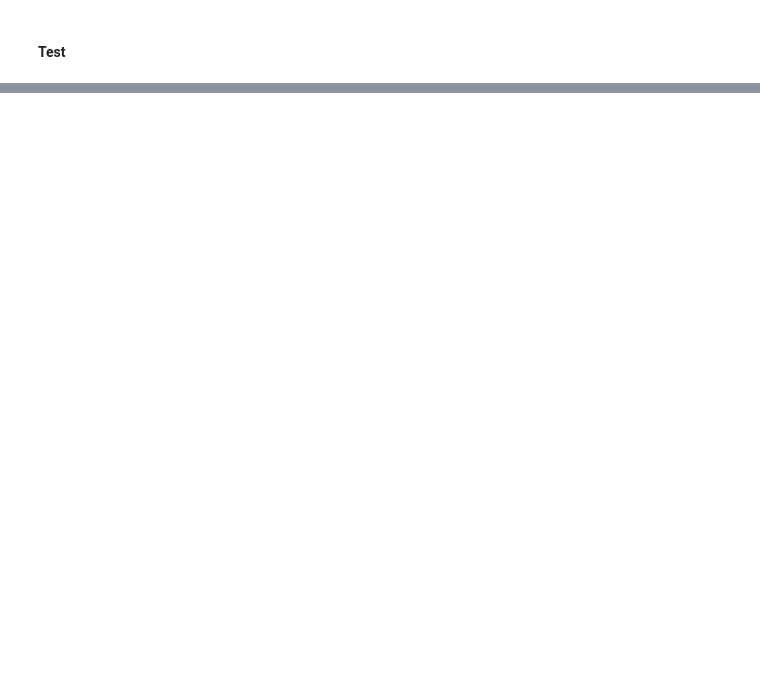
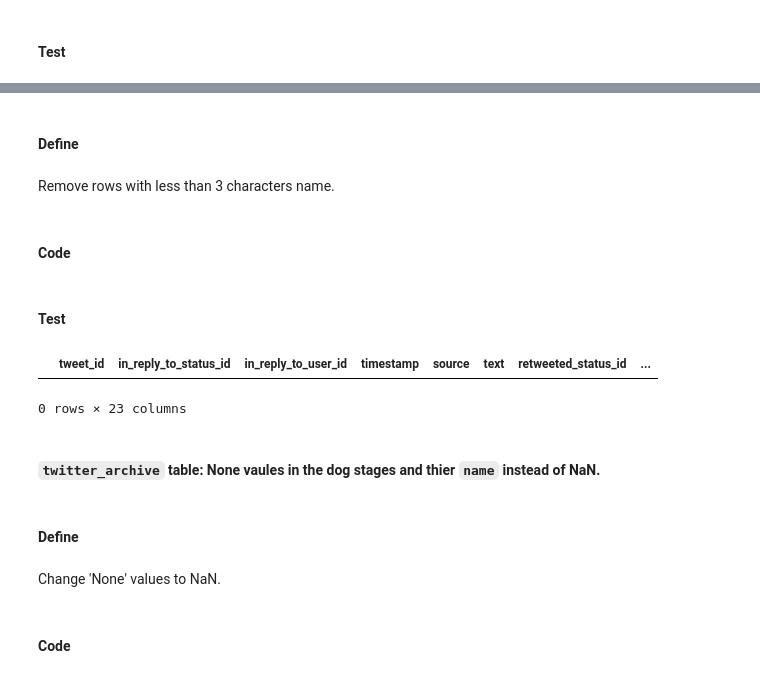
Before and after one commit to Faisal-AlDhuwayhi/Wrangle-and-Analyze-Data, a Jupyter notebook: wrangle_act.ipynb, the cells around one changed output, grey strips where cells are left out. Saved outputs shown, nothing was run; the diff lists cells and outputs as text; code cells hidden in the pictures; blank space fills up the shorter version.

```diff
--- a/wrangle_act.ipynb
+++ b/wrangle_act.ipynb
@@ -497,0 +574,2 @@ list(twitter_archive_clean.columns)
+# %%
+twitter_archive_clean.drop(axis=1, columns=['p2','p2_conf', 'p2_dog', 'p3', 'p3_conf', 'p3_dog'], inplace=True)
@@ -497,0 +597,2 @@ list(twitter_archive_clean.columns)
+# %%
+twitter_archive_clean = twitter_archive_clean[~twitter_archive_clean.jpg_url.duplicated()]
@@ -497,0 +607,23 @@ list(twitter_archive_clean.columns)
+# %% [markdown]
+#### Define
+# %% [markdown]
+Remove rows with less than 3 characters name.
+# %% [markdown]
+#### Code
+# %%
+twitter_archive_clean = twitter_archive_clean[twitter_archive_clean.name.apply(len) >=  3]
+# %% [markdown]
+#### Test
+# %%
+twitter_archive_clean[twitter_archive_clean.name.apply(len) <  3]
+# %% [output]
+|  | tweet_id | in_reply_to_status_id | in_reply_to_user_id | timestamp | source | text | retweeted_status_id | ... |
+0 rows × 23 columns
+# %% [markdown]
+#### `twitter_archive` table: None vaules in the dog stages and thier `name` instead of NaN.
+# %% [markdown]
+#### Define
+# %% [markdown]
+Change 'None' values to NaN.
+# %% [markdown]
+#### Code
```
Also changed, not shown: parts of 106 cells of this notebook, 1 other file.
